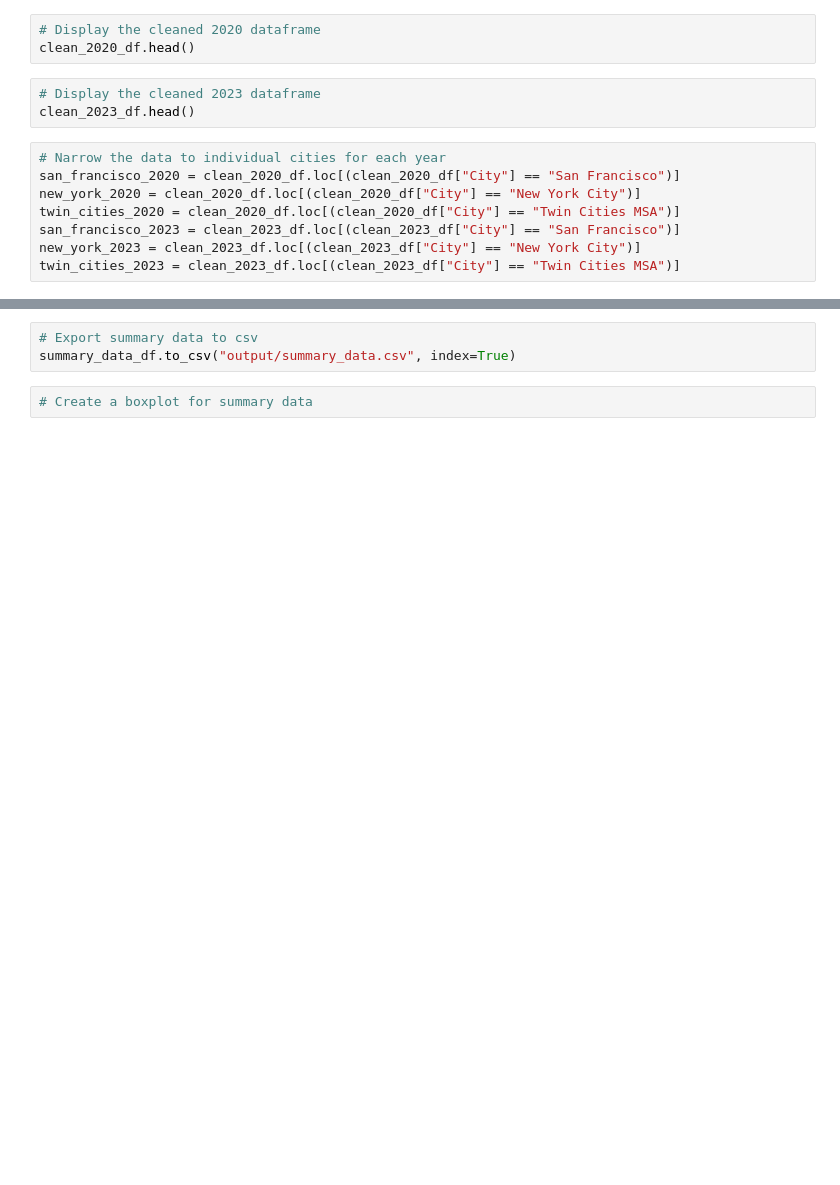
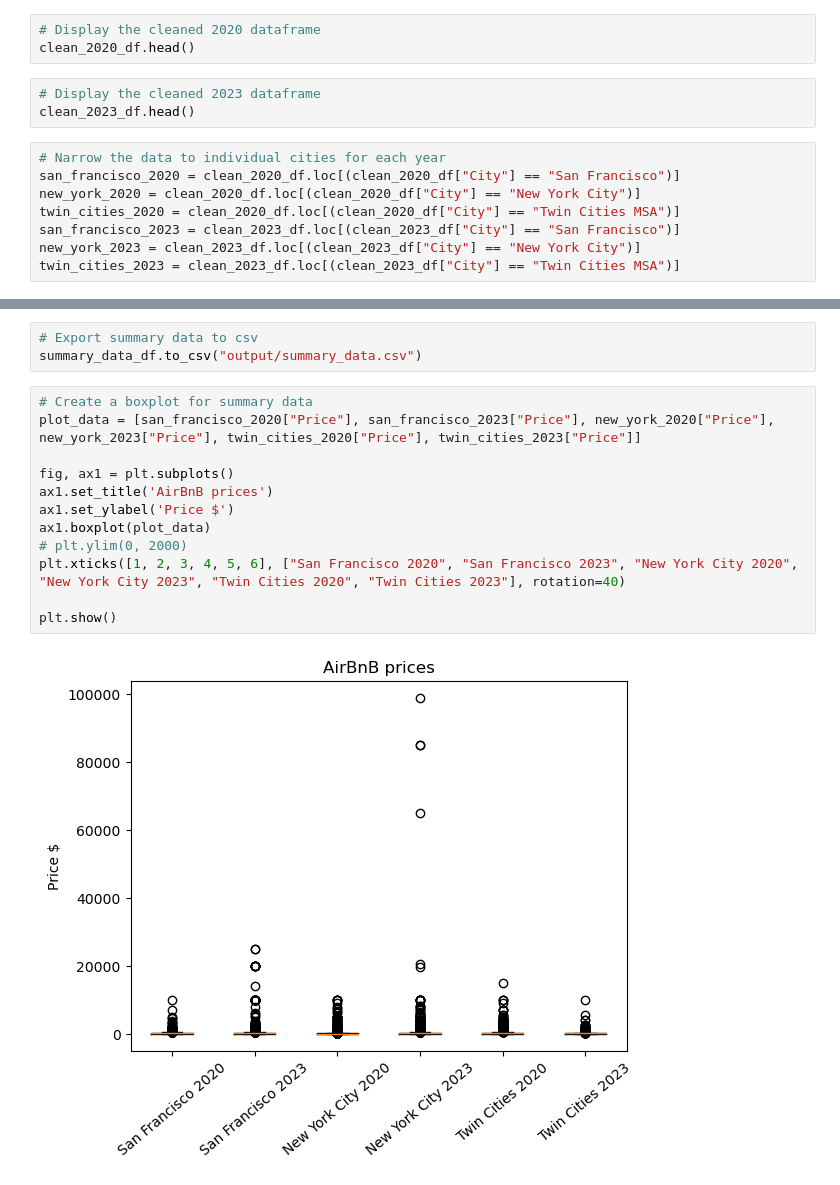
Before and after one commit to brnkath/project-1, a Jupyter notebook: Airbnb_analysis_stats.ipynb, the cells around one changed output, grey strips where cells are left out. Cells and saved outputs as stored; diff of their text form; blank space fills up the shorter version.

```diff
--- a/Airbnb_analysis_stats.ipynb
+++ b/Airbnb_analysis_stats.ipynb
@@ -84,5 +92,17 @@ summary_data_df
 # %%
 # Export summary data to csv
-summary_data_df.to_csv("output/summary_data.csv", index=True)
+summary_data_df.to_csv("output/summary_data.csv")
-# %%
-# Create a boxplot for summary data
+# %%
+# Create a boxplot for summary data
+plot_data = [san_francisco_2020["Price"], san_francisco_2023["Price"], new_york_2020["Price"], new_york_2023["Price"], twin_cities_2020["Price"], twin_cities_2023["Price"]]
+
+fig, ax1 = plt.subplots()
+ax1.set_title('AirBnB prices')
+ax1.set_ylabel('Price $')
+ax1.boxplot(plot_data)
+# plt.ylim(0, 2000)
+plt.xticks([1, 2, 3, 4, 5, 6], ["San Francisco 2020", "San Francisco 2023", "New York City 2020", "New York City 2023", "Twin Cities 2020", "Twin Cities 2023"], rotation=40)
+
+plt.show()
+# %% [output]
+[figure, added]
```
Also changed, not shown: parts of 2 cells of this notebook, 1 other file.
